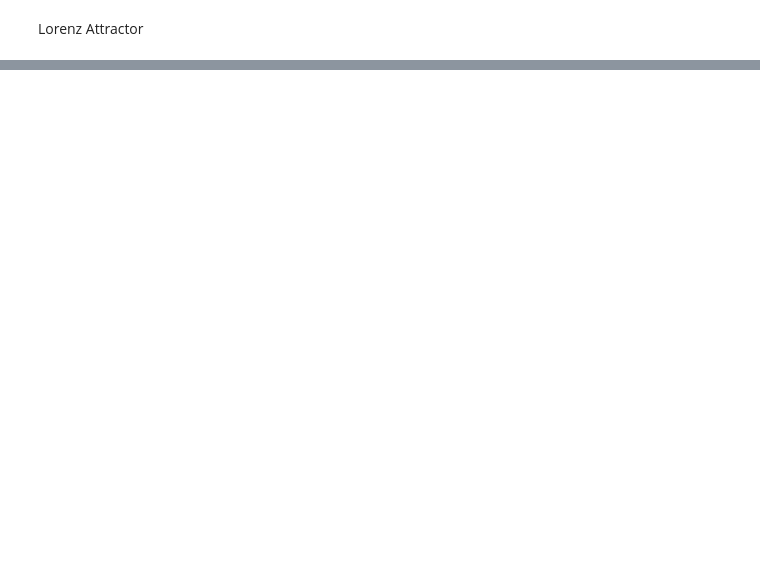
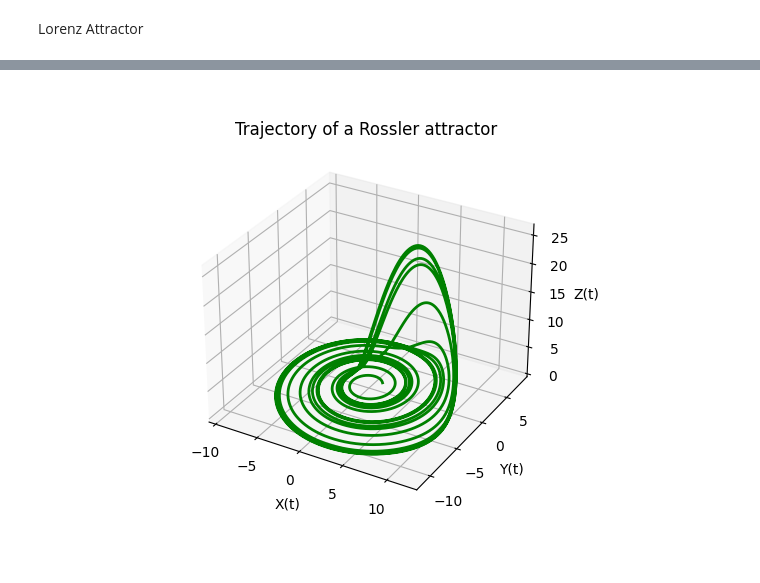
Before and after one commit to BobTheFob/Comp-Physics-Capstone-Project---Strange-Attractors, a Jupyter notebook: Strange Attractors - Henry Hong, Yi Shen.ipynb, the cells around one changed output, grey strips where cells are left out. Cells and saved outputs as stored; diff of their text form; code cells hidden in the pictures; blank space fills up the shorter version.

```diff
--- a/Strange Attractors - Henry Hong, Yi Shen.ipynb
+++ b/Strange Attractors - Henry Hong, Yi Shen.ipynb
@@ -7,7 +5,17 @@ Importing packages for numbers and plotting
 # %%
+#Importing packages for numbers and plotting
 import numpy as np
 from matplotlib import pyplot as plt
+from matplotlib.animation import PillowWriter
 import scipy
+import matplotlib.animation as manimation
+from IPython.display import display,HTML,IFrame
+from IPython.display import Video
+import ipympl
+%matplotlib widget
+
+
+plt.rcParams['animation.ffmpeg_path'] = "/Users/henryhong/Downloads/ffmpeg"
 # %% [markdown]
 Lorenz Attractor
 # %%
@@ -32,0 +275,33 @@ plt.show()
+# %%
+#  Animation of Rossler in 3D
+#  Animation function
+def func(num, dataSet, line):
+  #Note: there is no .set_date() for 3 dim data...
+  line.set_data(dataSet[0:2, :num])
+  line.set_3d_properties(dataSet[2, :num])
+  return line
+
+# data, taken from prior lorenz
+
+dataSet = np.array([x, y, z])
+numDataPoints = len(x)
+
+# generate matplotlib objects
+fig = plt.figure()
+ax = fig.add_subplot(projection='3d')
+
+line = plt.plot(dataSet[0], dataSet[1], dataSet[2], lw = 2, c = 'g')[0]
+
+# axes labels
+
+ax.set_xlabel('X(t)')
+ax.set_ylabel('Y(t)')
+ax.set_zlabel('Z(t)')
+ax.set_title('Trajectory of a Rossler attractor')
+
+# Creating the Animation object
+line_ani = manimation.FuncAnimation(fig, func, frames = numDataPoints, fargs = (dataSet,line), interval = 2, blit = False)
+line_ani.save(r'rossler_animation_new.mp4')
+
+Video("rossler_animation_new.mp4")
+# %% [output]
@@ -32,0 +309 @@ plt.show()
+[figure, added]
```
Also changed, not shown: parts of 14 cells of this notebook, 21 other files.
